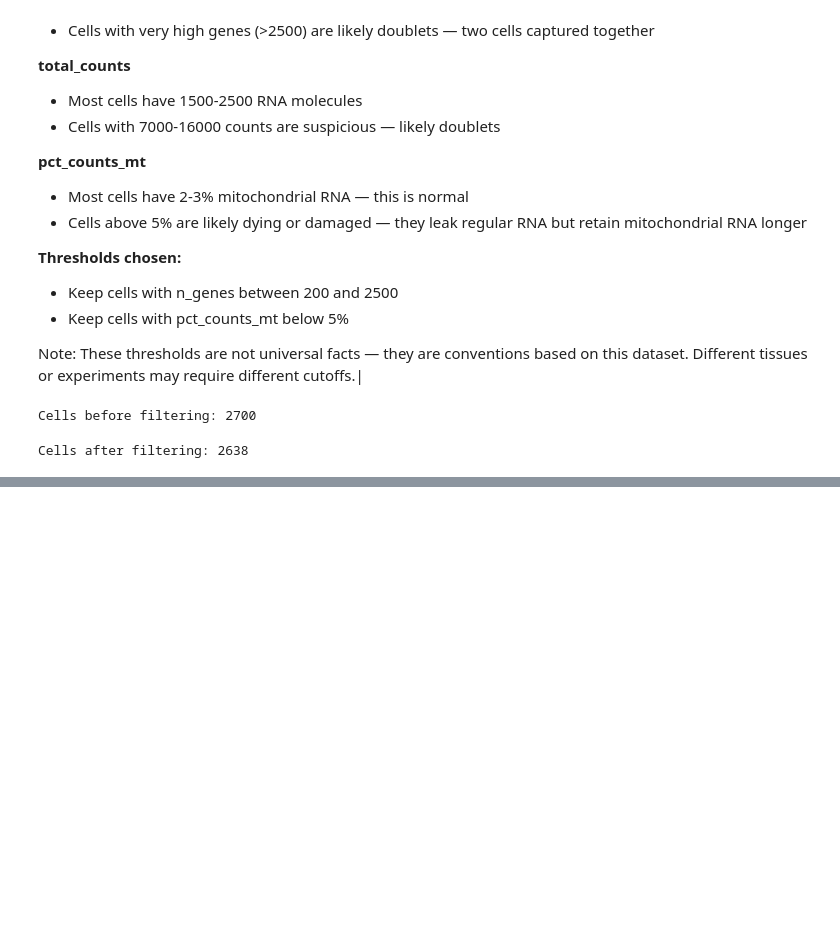
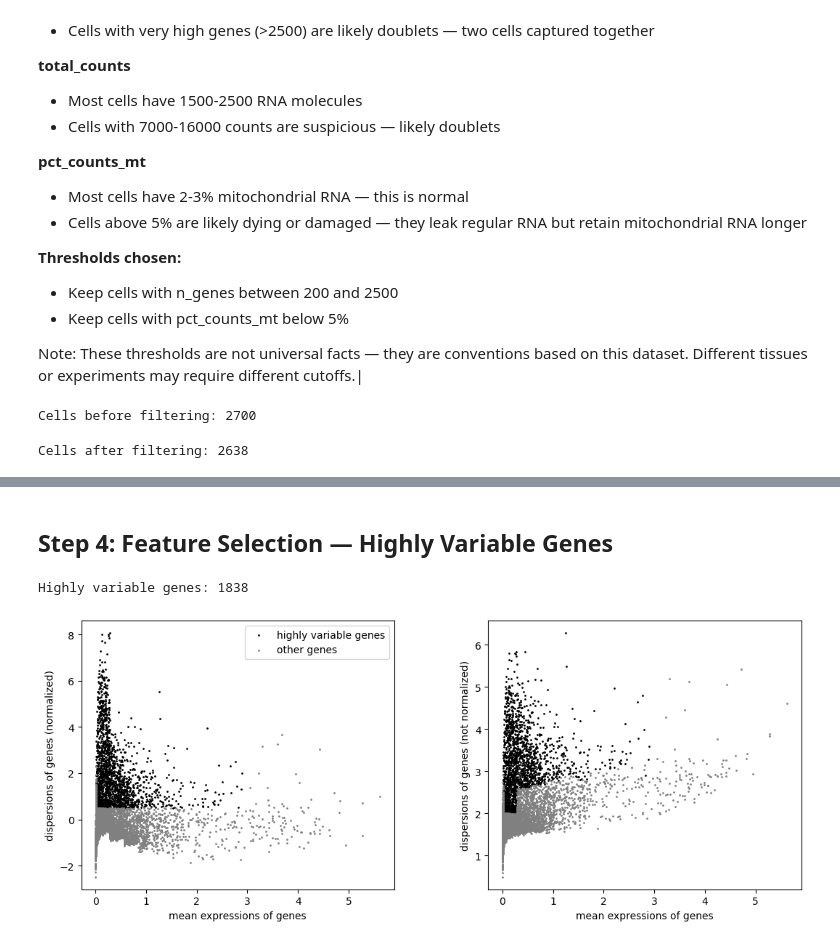
Before and after one commit to varghesebibin/scrna-pbmc3k, a Jupyter notebook: notebooks/01_pbmc3k_analysis.ipynb, the cells around one changed output, grey strips where cells are left out. Cells and saved outputs as stored; diff of their text form; code cells hidden in the pictures; blank space fills up the shorter version.

```diff
--- a/notebooks/01_pbmc3k_analysis.ipynb
+++ b/notebooks/01_pbmc3k_analysis.ipynb
@@ -141,0 +208,11 @@ Cells after filtering: 2638
+# %% [markdown]
+## Step 4: Feature Selection — Highly Variable Genes
+# %%
+sc.pp.highly_variable_genes(adata, min_mean=0.0125, max_mean=3, min_disp=0.5)
+print(f"Highly variable genes: {adata.var.highly_variable.sum()}")
+# %% [output]
+Highly variable genes: 1838
+# %%
+sc.pl.highly_variable_genes(adata)
+# %% [output]
+[figure, added]
```
Also changed, not shown: parts of 32 cells of this notebook.
